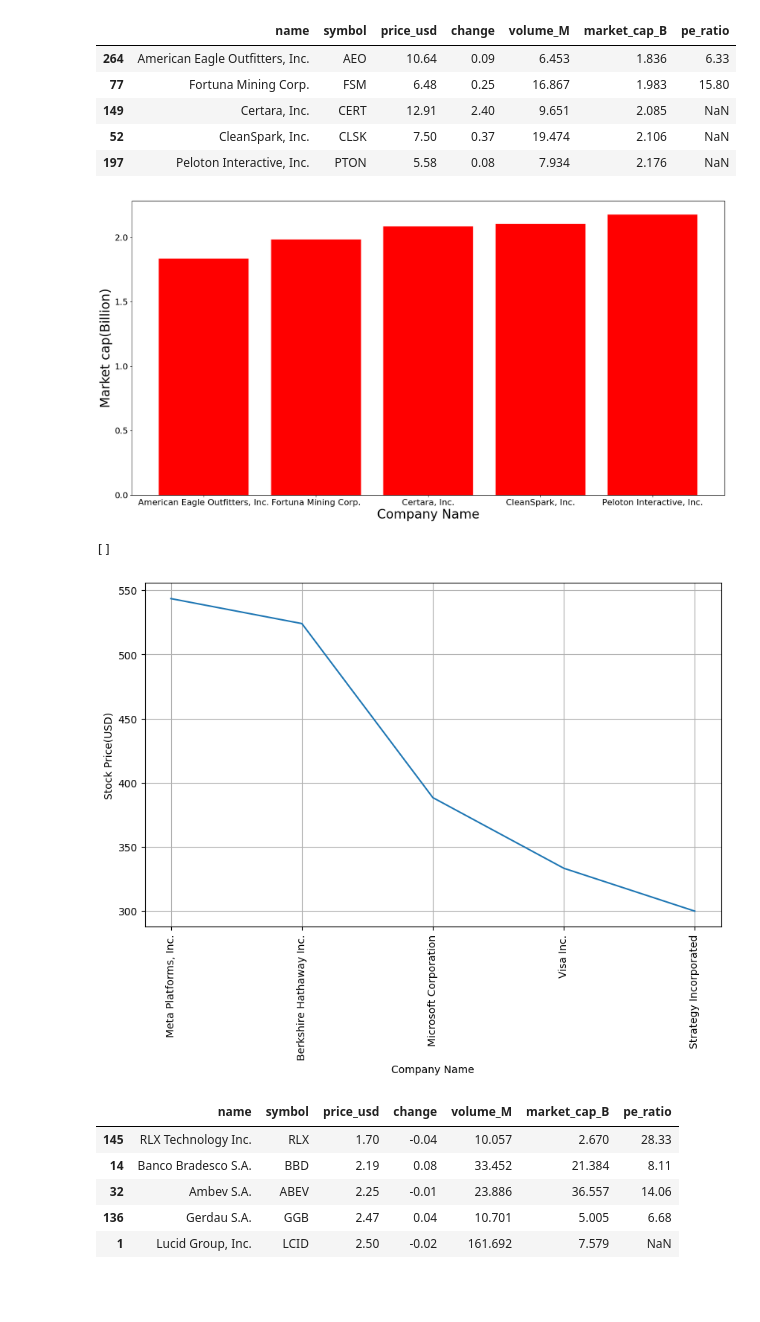
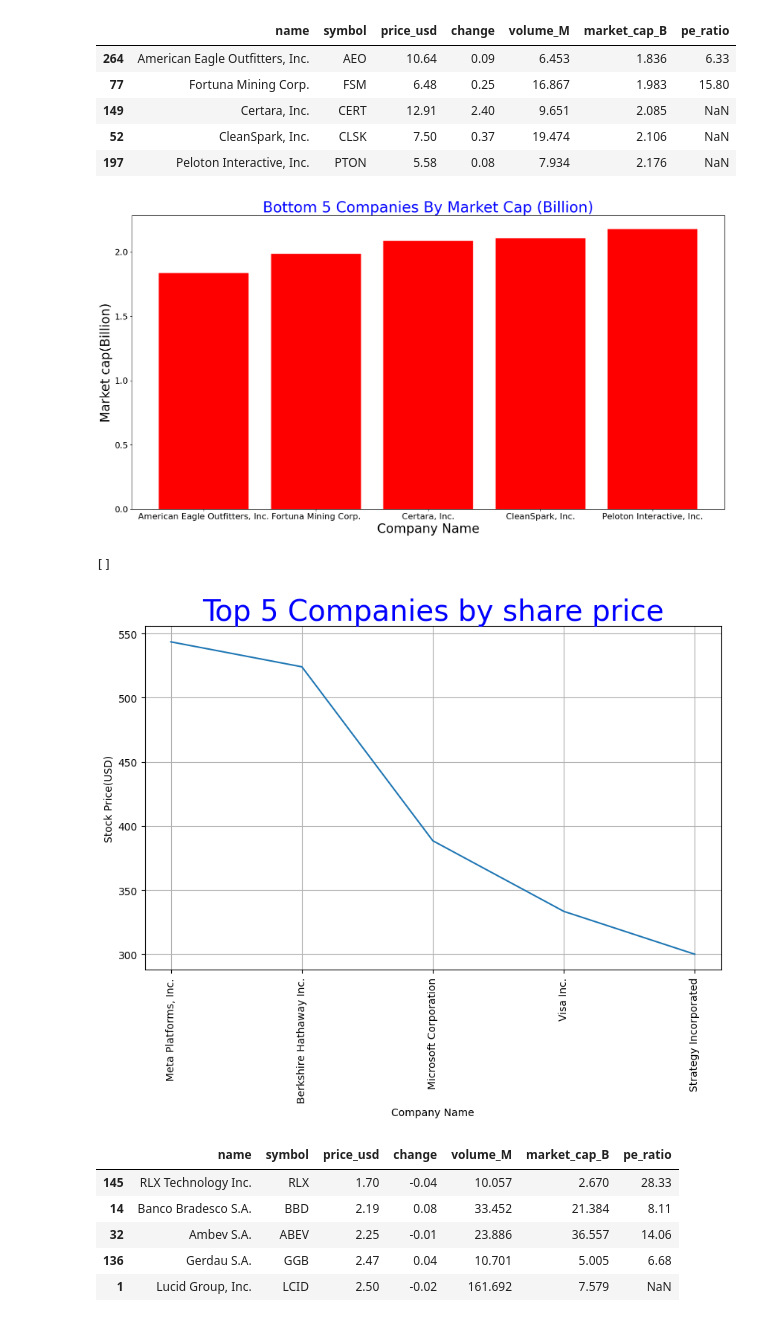
Before and after one commit to zaidmansuri958/Yahoo-finance-scraping, a Jupyter notebook: analysis.ipynb, the cells around one changed output. Saved outputs shown, nothing was run; the diff lists cells and outputs as text; code cells hidden in the pictures; blank space fills up the shorter version.

```diff
--- a/analysis.ipynb
+++ b/analysis.ipynb
@@ -50,13 +51,14 @@ bottom5_marketcap
 # %%
 plt.figure(figsize=(20,10))
 plt.bar(bottom5_marketcap["name"],bottom5_marketcap["market_cap_B"],color="red")
 plt.xlabel("Company Name",size=24)
 plt.ylabel("Market cap(Billion)",size=24)
+plt.title("Bottom 5 Companies By Market Cap (Billion)",size=28,color="blue")
 plt.xticks(size=16)
 plt.yticks(size=16)
 plt.show()
 # %% [output]
-[figure, old version]
+[figure, new version]
 # %%
 top_5_highest_price=df.sort_values("price_usd",ascending=False).head(5)
 # %%
@@ -65,11 +67,12 @@ plt.plot(top_5_highest_price["name"],top_5_highest_price["price_usd"])
 plt.grid(True)
 plt.xlabel("Company Name")
 plt.ylabel("Stock Price(USD)")
+plt.title("Top 5 Companies by share price",size=28,color="blue")
 plt.xticks(rotation=90)
 plt.plot()
 # %% [output]
 []
-[figure, old version]
+[figure, new version]
 # %%
 top5_lowest_price=df.sort_values("price_usd",ascending=True).head(5)
 # %%
```
Also changed, not shown: parts of 4 cells of this notebook.
